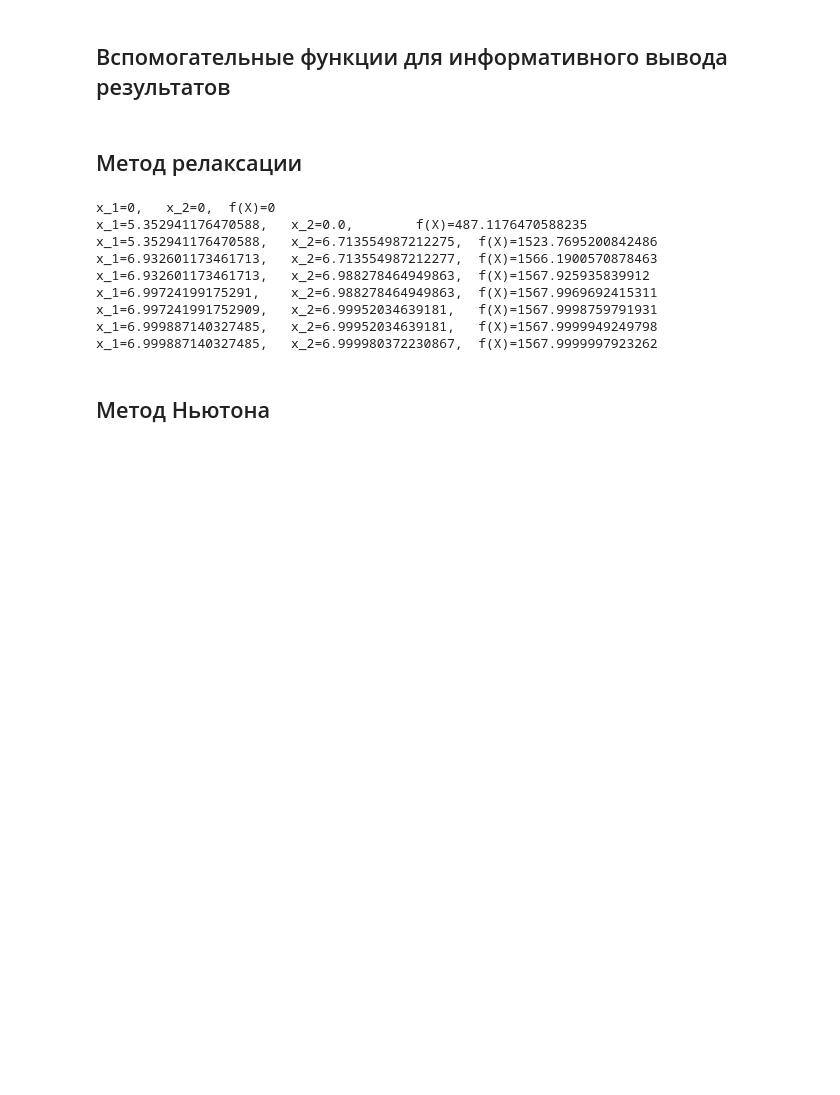
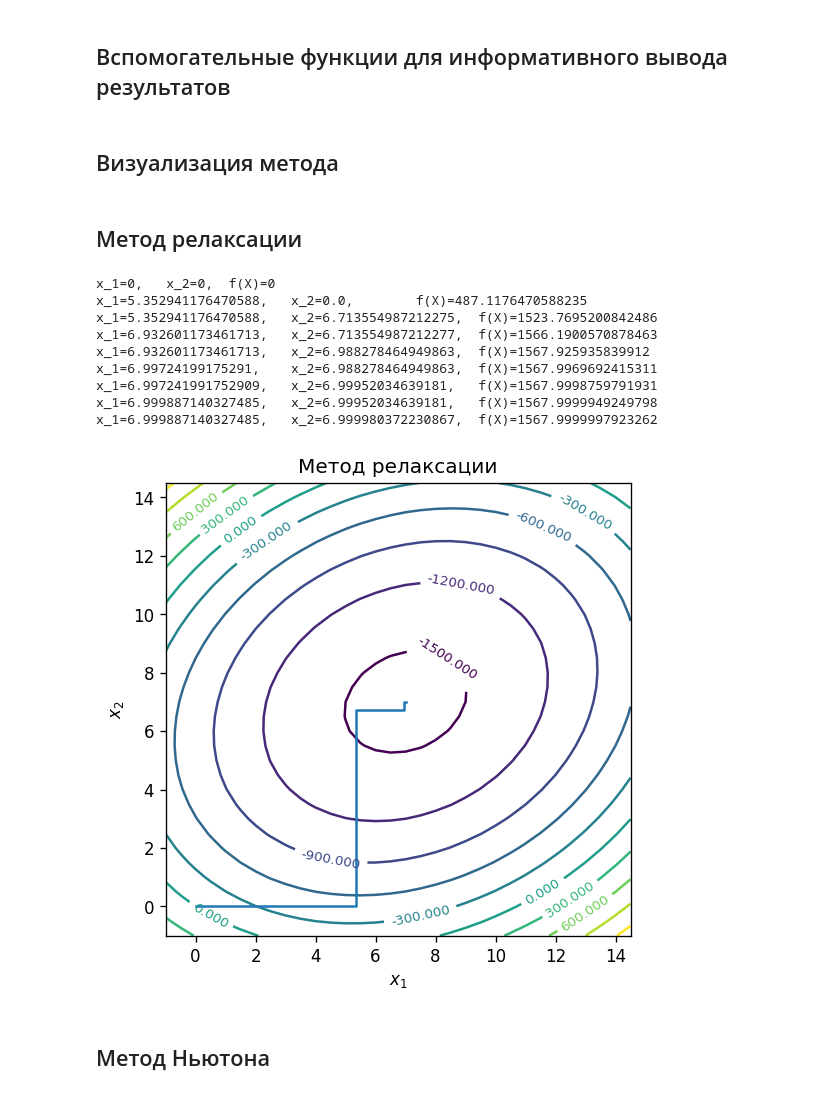
Before and after one commit to lamtev/system-analysis, a Jupyter notebook: et3/py/et3.ipynb, the cells around one changed output. Saved outputs shown, nothing was run; the diff lists cells and outputs as text; code cells hidden in the pictures; blank space fills up the shorter version.

```diff
--- a/et3/py/et3.ipynb
+++ b/et3/py/et3.ipynb
@@ -33,41 +38,75 @@ def hessian(x=0):
 def to_csv(xk):
     writer.writerow((xk[0], xk[1], -target_function(xk)))
     print('x_1={x1},\t x_2={x2},\t f(X)={f}'.format(x1=xk[0], x2=xk[1], f=-target_function(xk)))
+# %% [markdown]
+## Визуализация метода
+# %%
+def plot_level_contour(x1s, x2s, name, title):
+    matplotlib.rcParams['xtick.direction'] = 'out'
+    matplotlib.rcParams['ytick.direction'] = 'out'
+
+    delta = 0.5
+    x = np.arange(-1, 15, delta)
+    y = np.arange(-1, 15, delta)
+    X, Y = np.meshgrid(x, y)
+    Z = target_function([X, Y])
+
+    fig = plt.figure(figsize=(5, 5), dpi=120)
+    CS = plt.contour(X, Y, Z, 10)
+
+    plt.plot(x1s, x2s)
+
+    matplotlib.rcParams['contour.negative_linestyle'] = 'solid'
+    plt.clabel(CS, inline=1, fontsize=8)
+    plt.title(title)
+    plt.xlabel('$x_1$')
+    plt.ylabel('$x_2$')
+    plt.savefig('../report/pics/' + name)
+    plt.show()
 # %% [markdown]
 ## Метод релаксации
 # %%
 def fmin_relax(f: callable, x0: list, gf: callable, hf: callable, stop: float, on_each_step: callable):
+    x1s = []
+    x2s = []
     steps = 0
     xi = x0
     gfi = gf(xi)
     ki = np.array([gfi[0], 0])
     on_each_step(xi)
-    while norm(gfi) > stop:
+    x1s.append(xi[0])
+    x2s.append(xi[1])
+    while la.norm(gfi) > stop:
         steps += 1
         ti = -(gfi.dot(ki)) / (ki.transpose().dot(hf()).dot(ki))
         xi += ti * ki
+        x1s.append(xi[0])
+        x2s.append(xi[1])
         on_each_step(xi)
         gfi = gf(xi)
         ki = gfi
-    return [xi, f(xi), steps]
+    return [xi, f(xi), steps, np.array(x1s), np.array(x2s)]
 
 
 file_name = '../report/data/relax.csv'
 f = open(file_name, 'w', newline='')
 writer = csv.writer(f)
 writer.writerow(('x1', 'x2', 'f'))
-xopt, fopt, steps = fmin_relax(target_function, [0, 0], gradient, hessian, 0.01, to_csv)
+xopt, fopt, steps, x1s, x2s = fmin_relax(target_function, [0, 0], gradient, hessian, 0.01, to_csv)
 f.close()
+
+plot_level_contour(x1s, x2s, 'relax', 'Метод релаксации')
 # %% [output]
 x_1=0,   x_2=0,  f(X)=0
 x_1=5.352941176470588,   x_2=0.0,        f(X)=487.1176470588235
 x_1=5.352941176470588,   x_2=6.713554987212275,  f(X)=1523.7695200842486
 x_1=6.932601173461713,   x_2=6.713554987212277,  f(X)=1566.1900570878463
 x_1=6.932601173461713,   x_2=6.988278464949863,  f(X)=1567.925935839912
 x_1=6.99724199175291,    x_2=6.988278464949863,  f(X)=1567.9969692415311
 x_1=6.997241991752909,   x_2=6.99952034639181,   f(X)=1567.9998759791931
 x_1=6.999887140327485,   x_2=6.99952034639181,   f(X)=1567.9999949249798
 x_1=6.999887140327485,   x_2=6.999980372230867,  f(X)=1567.9999997923262
+[figure, added]
 # %% [markdown]
 ## Метод Ньютона
 # %%
```
Also changed, not shown: parts of 5 cells of this notebook, 4 other files.
